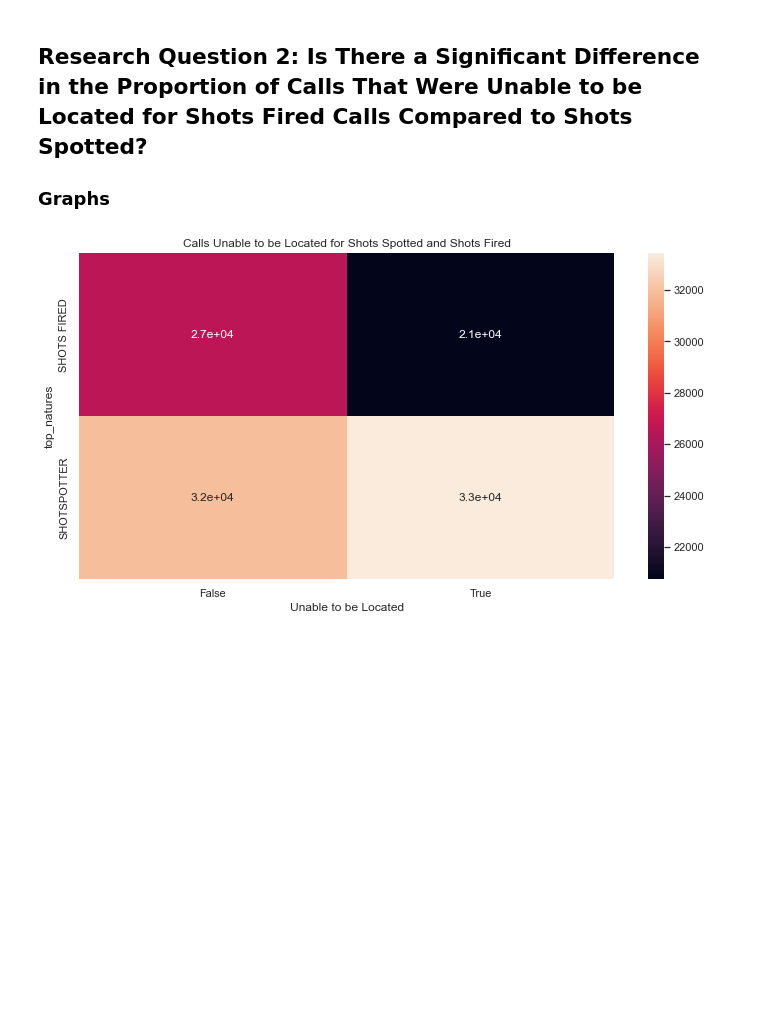
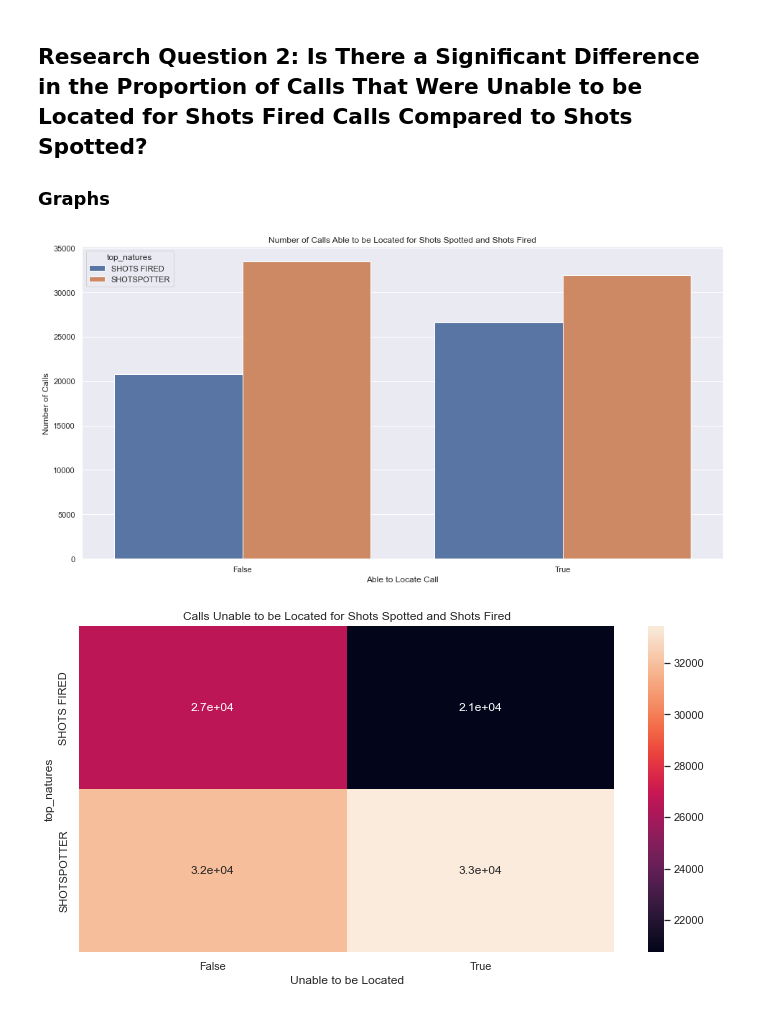
Before and after one commit to GrantFass/CS3300-FinalProject, a Jupyter notebook: CS 3300 011 Data Science Final Project.ipynb, the cells around one changed output. Drawn from its saved outputs; the diff is of its cells as text; code cells hidden in the pictures; blank space fills up the shorter version.

```diff
--- a/CS 3300 011 Data Science Final Project.ipynb
+++ b/CS 3300 011 Data Science Final Project.ipynb
@@ -356,6 +437,15 @@ The Kolmogorov-Smirnov test reported a p-value of 0 when comparing the distribut
 ## Research Question 2: Is There a Significant Difference in the Proportion of Calls That Were Unable to be Located for Shots Fired Calls Compared to Shots Spotted?
 
 ### Graphs
+# %%
+able_to_locate = shots_df["notLocated"].map(lambda x: not x)
+ax = sns.countplot(x=able_to_locate, hue=shots_df['top_natures'])
+ax.set_xlabel('Able to Locate Call')
+ax.set_ylabel('Number of Calls')
+ax.set_title('Number of Calls Able to be Located for Shots Spotted and Shots Fired')
+plt.show()
+# %% [output]
+[figure, added]
 # %%
 ax = sns.heatmap(data=pd.crosstab(shots_df['top_natures'], shots_df['notLocated']), annot=True)
 ax.set_xlabel('Unable to be Located')
```
Also changed, not shown: parts of 30 cells of this notebook.
